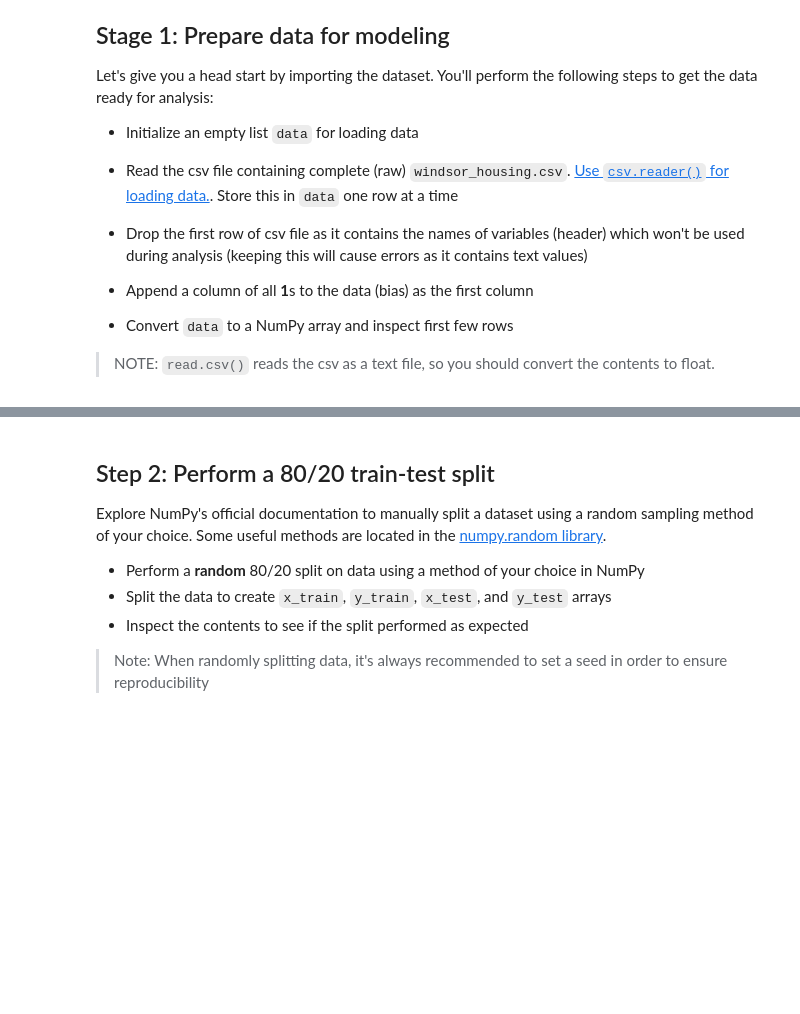
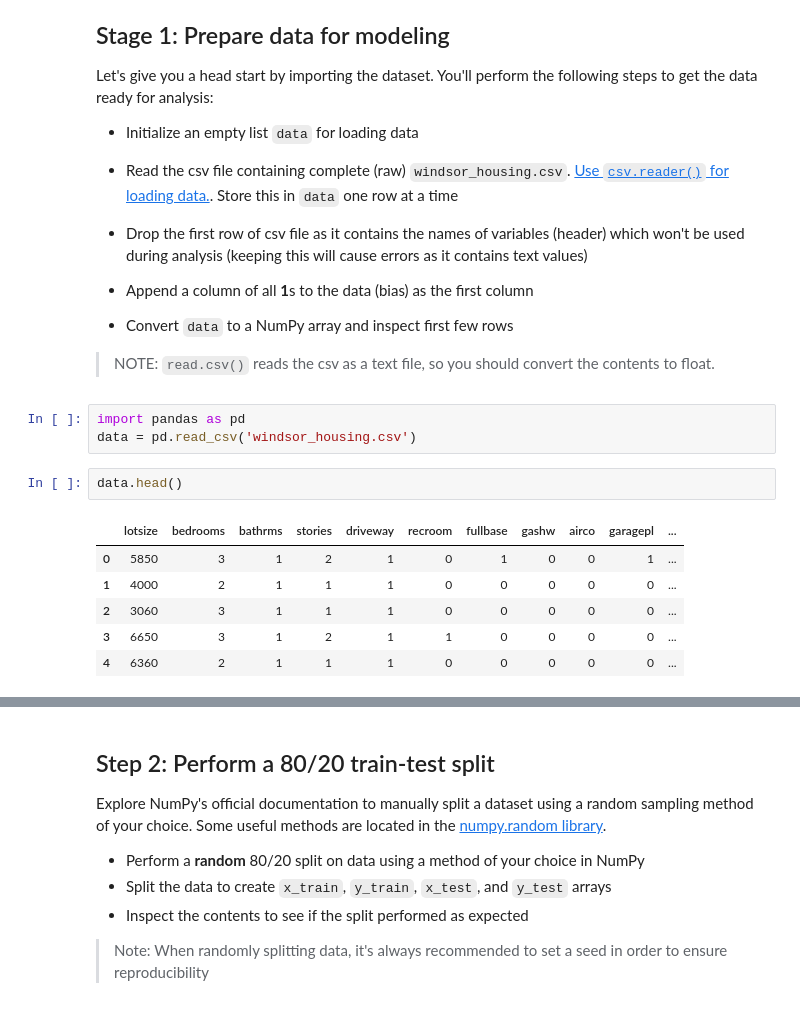
Before and after one commit to ghcn345/dsc-linalg-regression-lab, a Jupyter notebook: index.ipynb, the cells around one changed output, grey strips where cells are left out. Saved outputs shown, nothing was run; the diff lists cells and outputs as text; blank space fills up the shorter version.

```diff
--- a/index.ipynb
+++ b/index.ipynb
@@ -52,4 +52,16 @@ Let's give you a head start by importing the dataset. You'll perform the followi
 * Convert `data` to a NumPy array and inspect first few rows
 
 > NOTE: `read.csv()` reads the csv as a text file, so you should convert the contents to float.
+# %%
+import pandas as pd
+data = pd.read_csv('windsor_housing.csv')
+# %%
+data.head()
+# %% [output]
+|  | lotsize | bedrooms | bathrms | stories | driveway | recroom | fullbase | gashw | airco | garagepl | ... |
+| 0 | 5850 | 3 | 1 | 2 | 1 | 0 | 1 | 0 | 0 | 1 | ... |
+| 1 | 4000 | 2 | 1 | 1 | 1 | 0 | 0 | 0 | 0 | 0 | ... |
+| 2 | 3060 | 3 | 1 | 1 | 1 | 0 | 0 | 0 | 0 | 0 | ... |
+| 3 | 6650 | 3 | 1 | 2 | 1 | 1 | 0 | 0 | 0 | 0 | ... |
+| 4 | 6360 | 2 | 1 | 1 | 1 | 0 | 0 | 0 | 0 | 0 | ... |
 # %%
```
Also changed, not shown: parts of 7 cells of this notebook.
